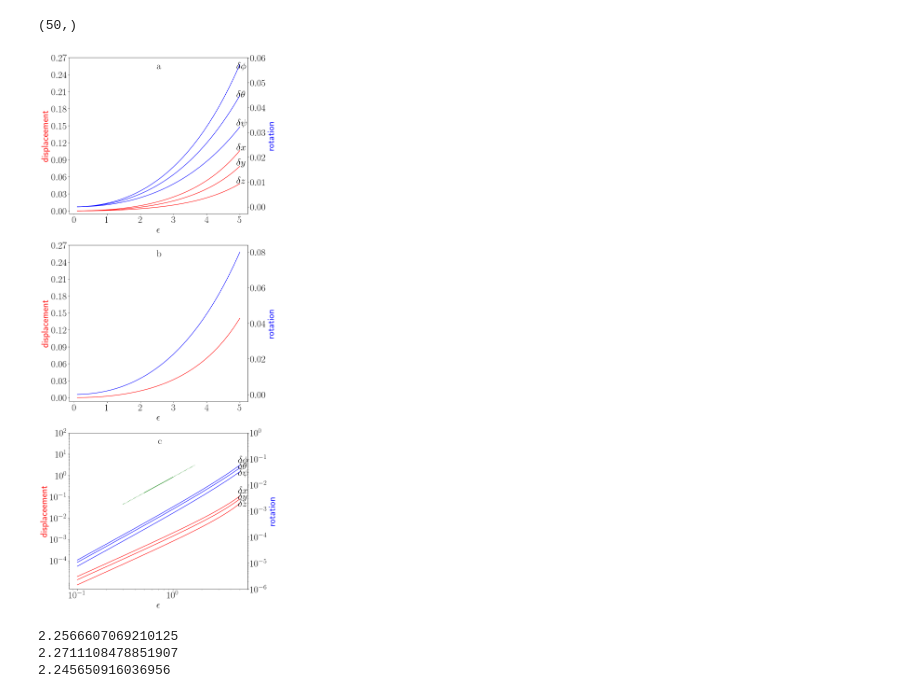
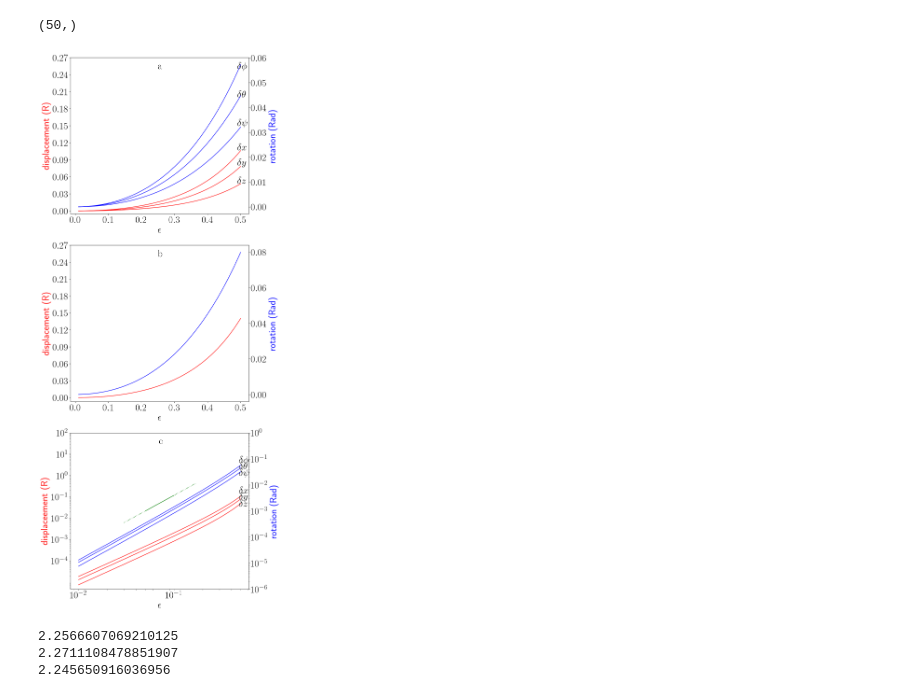
Before and after one commit to alireza-astane/starSwimmer3D, a Jupyter notebook: swimmerProject/phase1.ipynb, the cells around one changed output. Drawn from its saved outputs; the diff is of its cells as text; code cells hidden in the pictures.

```diff
--- a/swimmerProject/phase1.ipynb
+++ b/swimmerProject/phase1.ipynb
@@ -163,6 +163,8 @@ ins.plot(np.arange(3),1/np.arange(3))
 epsilons.shape
 # %% [output]
 (50,)
+# %%
+epsilons = epsilons/10
 # %%
 fig = plt.figure(figsize=(10,30))
 ax1=fig.add_subplot(312)
@@ -178,8 +180,8 @@ slope  = scipy.stats.linregress(np.log(epsilons),np.log(np.linalg.norm(data[:,0:
 
 
 ax1.set_xlabel("$\epsilon$")
-ax1.set_ylabel("displacement")
-ax2.set_ylabel("rotation")
+ax1.set_ylabel("displacement (R)")
+ax2.set_ylabel("rotation (Rad)")
 
 
 
@@ -208,13 +210,13 @@ ax3=fig.add_subplot(311)
 
 ax3.set_xlabel("$\epsilon$")
 
-ax3.set_ylabel("displaceement")
+ax3.set_ylabel("displaceement (R)")
 for i in range(3):
     ax3.plot(epsilons,np.abs( data[:,i]), c = "r")
 
 
 ax3b = ax3.twinx()
-ax3b.set_ylabel("rotation")
+ax3b.set_ylabel("rotation (Rad)")
 for i in range(3,6):
     ax3b.plot(epsilons,np.abs(data[:,i]) , c ="b")
 
@@ -234,7 +236,7 @@ for i in range(3,6):
 ax4=fig.add_subplot(313)
 
 ax4.set_xlabel("$\epsilon$")
-ax4.set_ylabel("displaceement")
+ax4.set_ylabel("displaceement (R)")
 
 
 
@@ -248,7 +250,7 @@ for i in range(3,6):
     ax4b.loglog(epsilons,np.abs(data[:,i]), c = "b")
 
 
-ax4b.set_ylabel("rotation")
+ax4b.set_ylabel("rotation (Rad)")
 
 
 
@@ -256,7 +258,7 @@ ax4b.set_ylabel("rotation")
 quadric = 0.2*epsilons**2
 
 
-yfactor = 0.1
+yfactor = 2
 ax4b.plot(epsilons[2:5], yfactor*quadric[2:5] , c = "g" , linestyle='dotted')
 ax4b.plot(epsilons[4:10], yfactor*quadric[4:10] , c = "g")
 ax4b.plot(epsilons[9:17], yfactor*quadric[9:17] , c = "g" , linestyle='dotted')
@@ -284,55 +286,51 @@ ax4b.set_yticks(0.1**((np.arange(0,7))))
 
 
 
 
 
 # ax1.set_title("$\mathrm{b}$")
 # ax3.set_title("$\mathrm{a}$")
 # ax4.set_title("$\mathrm{c}$")
 
 
 ax1.yaxis.label.set_color('red')
 ax2.yaxis.label.set_color('blue')
 ax3.yaxis.label.set_color('red')
 ax3b.yaxis.label.set_color('blue')
 ax4.yaxis.label.set_color('red')
 ax4b.yaxis.label.set_color('blue')
 
-ax1.text(2.5, 0.25, "$\mathrm{b}$", fontsize = fontsize)
-ax3.text(2.5, 0.25, "$\mathrm{a}$", fontsize = fontsize)
-ax4.text(0.7, 30, "$\mathrm{c}$", fontsize = fontsize)
+ax1.text(2.5/10, 0.25, "$\mathrm{b}$", fontsize = fontsize)
+ax3.text(2.5/10, 0.25, "$\mathrm{a}$", fontsize = fontsize)
+ax4.text(0.7/10, 30, "$\mathrm{c}$", fontsize = fontsize)
 
 
 
 
+yfactoe2 = 5
+yfactoe3 = 0.7
 
-
-ax3.text(5-0.1, 0.107, '$\delta x$', fontsize = fontsize)
-ax3.text(5-0.1, 0.08, '$\delta y$', fontsize = fontsize)
-ax3.text(5-0.1, 0.048, '$\delta z$', fontsize = fontsize)
-
-ax3.text(5-0.1, 0.25, '$\delta \phi$', fontsize = fontsize)
-ax3.text(5-0.1, 0.20, '$\delta \\theta$', fontsize = fontsize)
-ax3.text(5-0.1, 0.15, '$\delta \psi$', fontsize = fontsize)
+ax3.text((5-0.1)/10, 0.107, '$\delta x$', fontsize = fontsize)
+ax3.text((5-0.1)/10, 0.08, '$\delta y$', fontsize = fontsize)
+ax3.text((5-0.1)/10, 0.048, '$\delta z$', fontsize = fontsize)
+ax3.text((5-0.1)/10, 0.25, '$\delta \phi$', fontsize = fontsize)
+ax3.text((5-0.1)/10, 0.20, '$\delta \\theta$', fontsize = fontsize)
+ax3.text((5-0.1)/10, 0.15, '$\delta \psi$', fontsize = fontsize)
 
 
 
-ax4.text(5-0.2, 0.10/yfactoe3, '$\delta x$', fontsize = fontsize)
-ax4.text(5-0.2, 0.075, '$\delta y$', fontsize = fontsize)
-ax4.text(5-0.2, 0.05*yfactoe3, '$\delta z$', fontsize = fontsize)
-
-
-yfactoe2 = 5
-yfactoe3 = 0.7
-ax4.text(5-0.2, yfactoe2*0.4, '$\delta \\theta$', fontsize = fontsize)
-ax4.text(5-0.2, yfactoe2*0.28*yfactoe3, '$\delta \psi$', fontsize = fontsize)
-ax4.text(5-0.2, yfactoe2*0.55/yfactoe3, '$\delta \phi$', fontsize = fontsize)
+ax4.text((5-0.2)/10, 0.10/yfactoe3, '$\delta x$', fontsize = fontsize)
+ax4.text((5-0.2)/10, 0.075, '$\delta y$', fontsize = fontsize)
+ax4.text((5-0.2)/10, 0.05*yfactoe3, '$\delta z$', fontsize = fontsize)
+ax4.text((5-0.2)/10, yfactoe2*0.4, '$\delta \\theta$', fontsize = fontsize)
+ax4.text((5-0.2)/10, yfactoe2*0.28*yfactoe3, '$\delta \psi$', fontsize = fontsize)
+ax4.text((5-0.2)/10, yfactoe2*0.55/yfactoe3, '$\delta \phi$', fontsize = fontsize)
 # ax4.text(0.55, 1, '$quadric$ $line$', fontsize = 14)
 
 plt.savefig("EpsilonEffect.png")
 plt.show()
 # %% [output]
-[figure, old version]
+[figure, new version]
 # %%
 slope, intercept, r_value, p_value, std_err = scipy.stats.linregress(np.log(epsilons[:]),np.log(np.abs(data[:,0])))
 print(slope)
```
Also changed, not shown: 19 other files.
